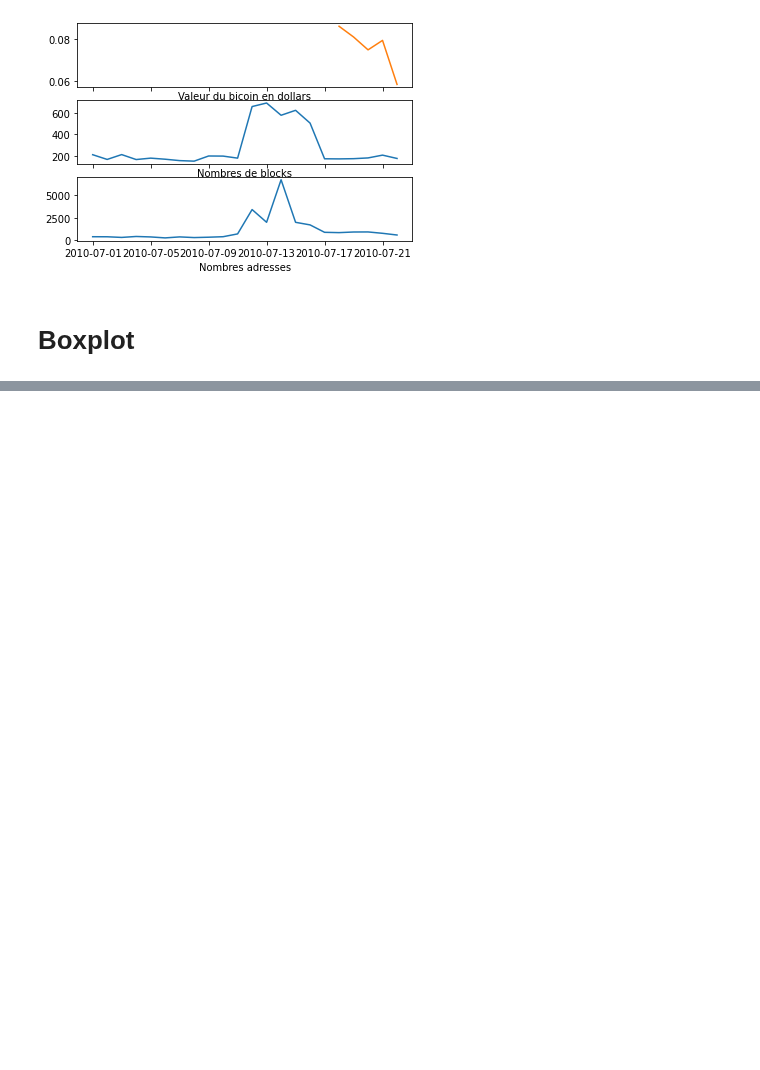
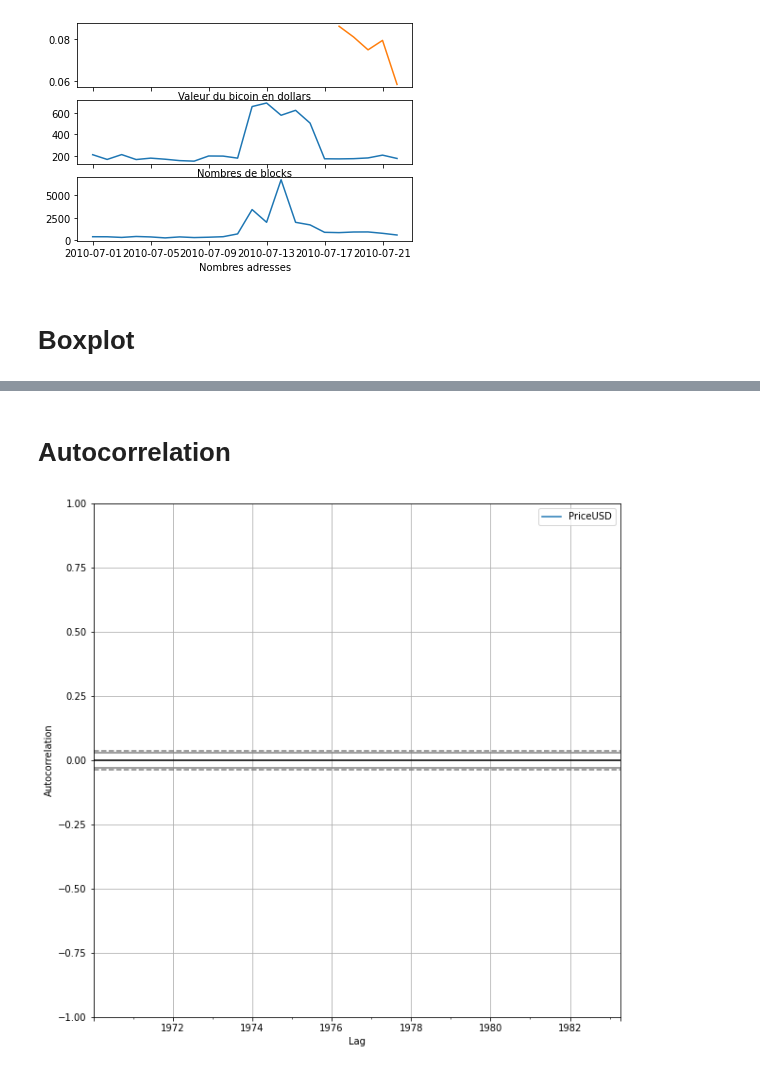
Before and after one commit to Massimo2003/BitcoinProject, a Jupyter notebook: MarcheFinanciers.ipynb, the cells around one changed output, grey strips where cells are left out. Drawn from its saved outputs; the diff is of its cells as text; code cells hidden in the pictures; blank space fills up the shorter version.

```diff
--- a/MarcheFinanciers.ipynb
+++ b/MarcheFinanciers.ipynb
@@ -116,0 +174,7 @@ hello
+# %% [markdown]
+# **Autocorrelation**
+# %%
+from pandas.plotting import autocorrelation_plot
+autocorrelation_plot(btc_data["PriceUSD"]);
+# %% [output]
+[figure, added]
```
Also changed, not shown: parts of 13 cells of this notebook.
